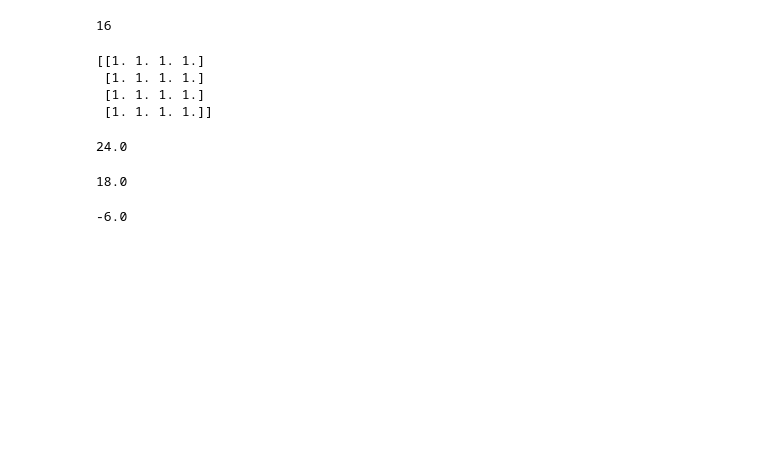
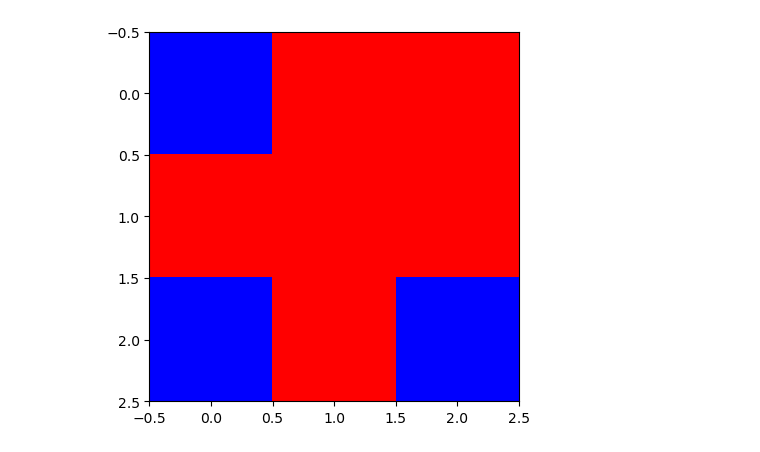
Before and after one commit to fysmoe1121/Phase-Transitions-Ising-Model, a Jupyter notebook: ising_model.ipynb, the cells around one changed output. Drawn from its saved outputs; the diff is of its cells as text; code cells hidden in the pictures; blank space fills up the shorter version.

```diff
--- a/ising_model.ipynb
+++ b/ising_model.ipynb
@@ -67,16 +144,4 @@ Energy(state)
 # %%
-Energy(new_state)
+plot(new_state)
 # %% [output]
-16
+[figure, added]
-# %%
-all_ones = np.ones((4,4))
-print(all_ones)
-# %% [output]
-[[1. 1. 1. 1.]
- [1. 1. 1. 1.]
- [1. 1. 1. 1.]
- [1. 1. 1. 1.]]
-# %%
-print(Energy(all_ones))
-# %% [output]
-24.0
@@ -86,8 +147,0 @@ flip_all_ones[1,0] = -1
-# %%
-print(Energy(flip_all_ones))
-# %% [output]
-18.0
-# %%
-print(DeltaE(all_ones, [1,0]))
-# %% [output]
--6.0
```
Also changed, not shown: parts of 37 cells of this notebook.
